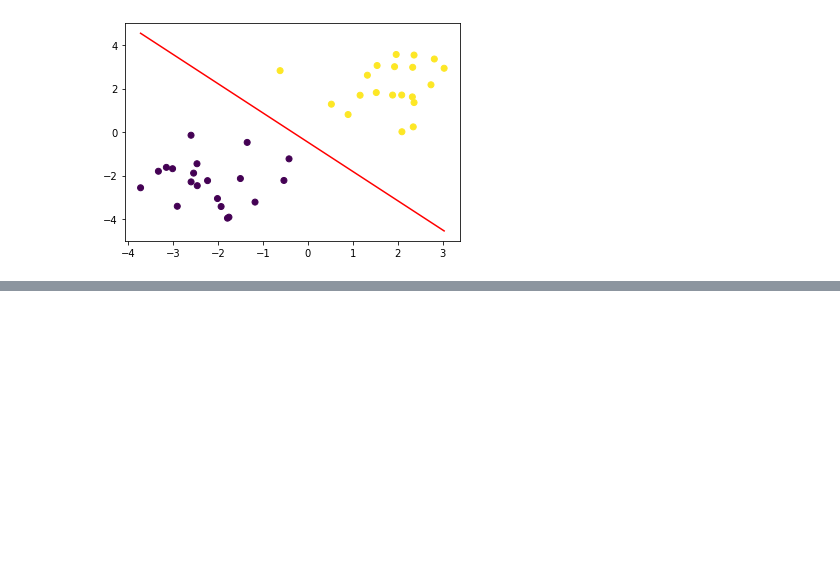
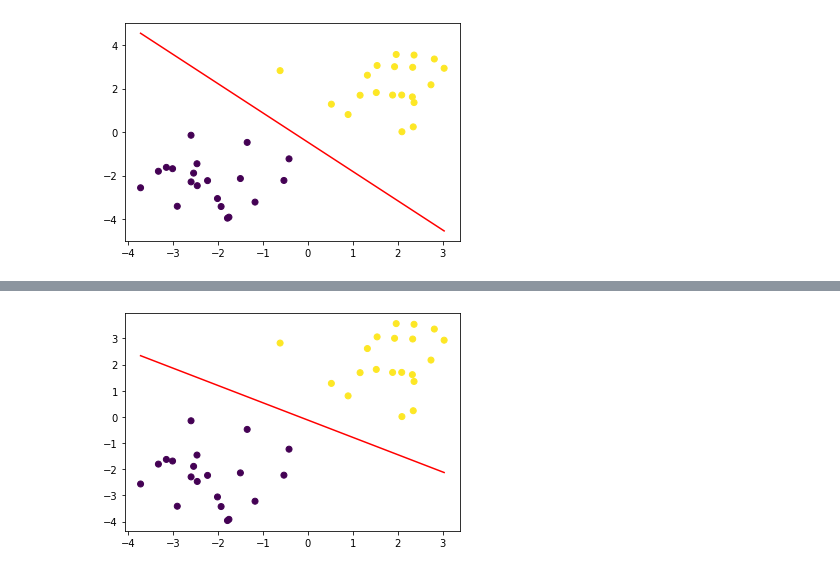
Before and after one commit to PatrikValkovic/neural-networks-step-by-step, a Jupyter notebook: 04-logistic-regression-training.ipynb, the cells around one changed output, grey strips where cells are left out. Drawn from its saved outputs; the diff is of its cells as text; code cells hidden in the pictures; blank space fills up the shorter version.

```diff
--- a/04-logistic-regression-training.ipynb
+++ b/04-logistic-regression-training.ipynb
@@ -108,0 +164,17 @@ plt.show()
+# %%
+# Train the logistic regression
+train_data = np.hstack([data, np.ones((data.shape[0],1))])  # add bias
+n = Neuron(random_state=42, max_iters=1000, learning_rate=0.05)
+n.fit(train_data, classes)
+
+# Visualize results
+plt.scatter(data[:,0], data[:,1], c=classes)
+slope = - n._weights[0] / n._weights[1]
+bias = n._weights[2] / n._weights[1]
+plt.plot(
+    [data.min(axis=0)[0], data.max(0)[0]],
+    [slope * data.min(axis=0)[0] - bias, slope * data.max(axis=0)[0] - bias],
+    c='r')
+plt.show()
+# %% [output]
+[figure, added]
```
Also changed, not shown: parts of 7 cells of this notebook.
